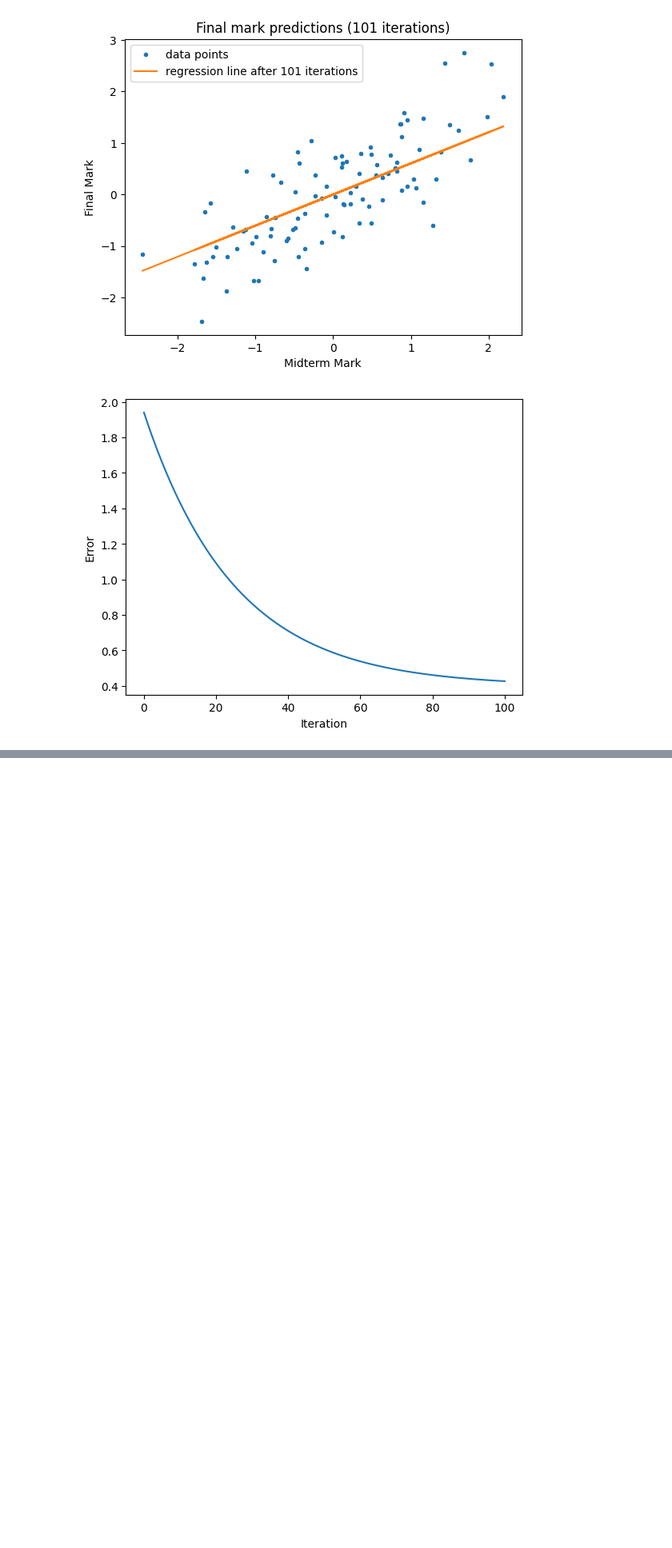
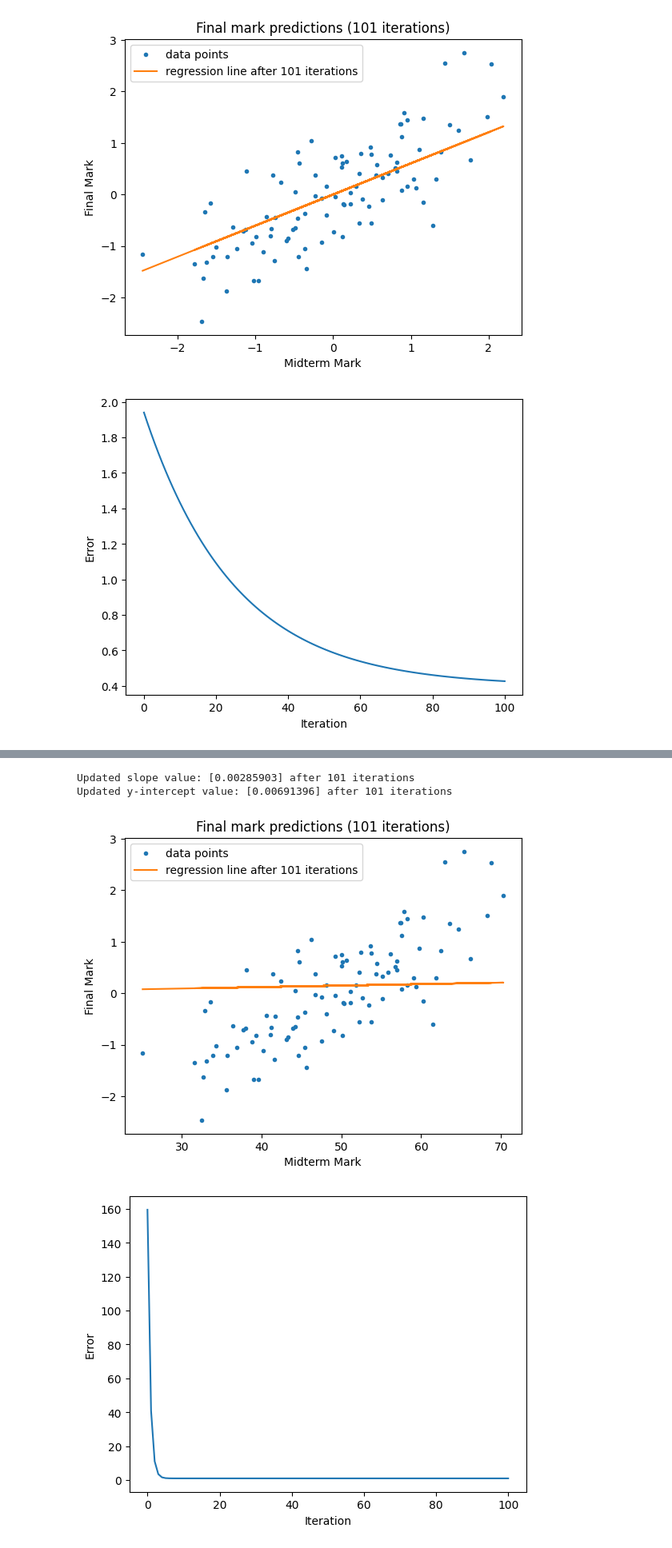
Before and after one commit to janakan2466/ml-samples, a Jupyter notebook: Janakan_Sivaloganathan_Lab_1.ipynb, the cells around one changed output, grey strips where cells are left out. Shown: that part at 80% size. Drawn from its saved outputs; the diff is of its cells as text; code cells hidden in the pictures; blank space fills up the shorter version.

```diff
--- a/Janakan_Sivaloganathan_Lab_1.ipynb
+++ b/Janakan_Sivaloganathan_Lab_1.ipynb
@@ -276,0 +287,8 @@ Updated y-intercept value: 9.273692924693932e-17 after 101 iterations
+# %%
+# 100 iterations of updating slope and y-intercept (First display + 100 updates = 101) (with non standardized feature vector and standardized target vector)
+gradient_descent_sim(m, b, alpha, 101, feature_vector, st_target_vector)
+# %% [output]
+Updated slope value: [0.00285903] after 101 iterations
+Updated y-intercept value: [0.00691396] after 101 iterations
+[figure, added]
+[figure, added]
```
Also changed, not shown: parts of 3 cells of this notebook.
